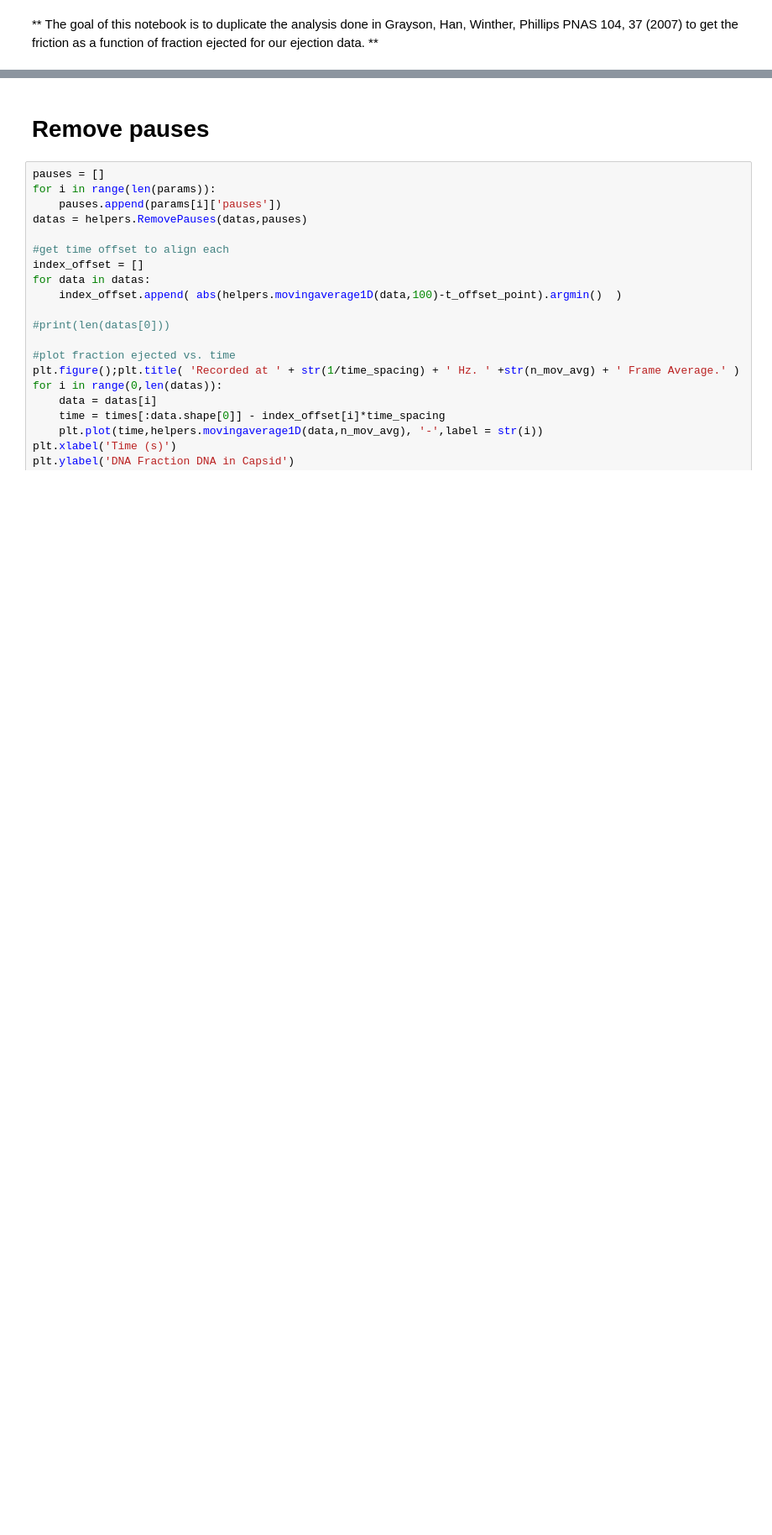
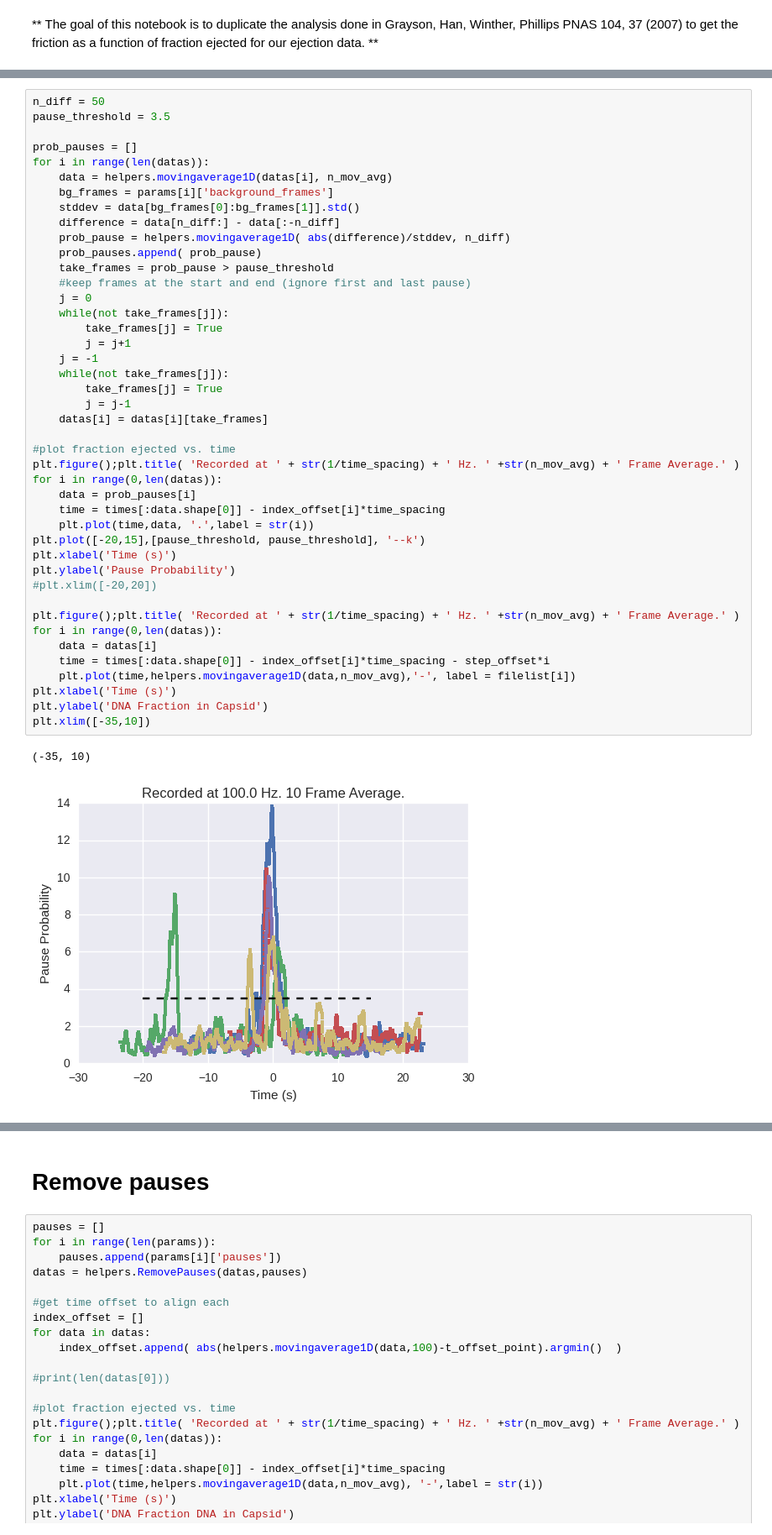
Before and after one commit to manoharan-lab/virus-ejection, a Jupyter notebook: MeanFrictionAnalysis.ipynb, the cells around one changed output, grey strips where cells are left out. Shown at 84% size. Drawn from its saved outputs; the diff is of its cells as text; blank space fills up the shorter version.

```diff
--- a/MeanFrictionAnalysis.ipynb
+++ b/MeanFrictionAnalysis.ipynb
@@ -83,0 +90,46 @@ plt.xlim([-35,10])
+# %%
+n_diff = 50
+pause_threshold = 3.5
+
+prob_pauses = []
+for i in range(len(datas)):
+    data = helpers.movingaverage1D(datas[i], n_mov_avg)
+    bg_frames = params[i]['background_frames']
+    stddev = data[bg_frames[0]:bg_frames[1]].std()
+    difference = data[n_diff:] - data[:-n_diff]
+    prob_pause = helpers.movingaverage1D( abs(difference)/stddev, n_diff)
+    prob_pauses.append( prob_pause)
+    take_frames = prob_pause > pause_threshold
+    #keep frames at the start and end (ignore first and last pause)
+    j = 0
+    while(not take_frames[j]):
+        take_frames[j] = True
+        j = j+1
+    j = -1
+    while(not take_frames[j]):
+        take_frames[j] = True
+        j = j-1
+    datas[i] = datas[i][take_frames]
+
+#plot fraction ejected vs. time
+plt.figure();plt.title( 'Recorded at ' + str(1/time_spacing) + ' Hz. ' +str(n_mov_avg) + ' Frame Average.' )
+for i in range(0,len(datas)):
+    data = prob_pauses[i]
+    time = times[:data.shape[0]] - index_offset[i]*time_spacing
+    plt.plot(time,data, '.',label = str(i))
+plt.plot([-20,15],[pause_threshold, pause_threshold], '--k')
+plt.xlabel('Time (s)')
+plt.ylabel('Pause Probability')
+#plt.xlim([-20,20])
+
+plt.figure();plt.title( 'Recorded at ' + str(1/time_spacing) + ' Hz. ' +str(n_mov_avg) + ' Frame Average.' )
+for i in range(0,len(datas)):
+    data = datas[i]
+    time = times[:data.shape[0]] - index_offset[i]*time_spacing - step_offset*i
+    plt.plot(time,helpers.movingaverage1D(data,n_mov_avg),'-', label = filelist[i])
+plt.xlabel('Time (s)')
+plt.ylabel('DNA Fraction in Capsid')
+plt.xlim([-35,10])
+# %% [output]
+(-35, 10)
+[figure, added]
```
Also changed, not shown: parts of 7 cells of this notebook.
